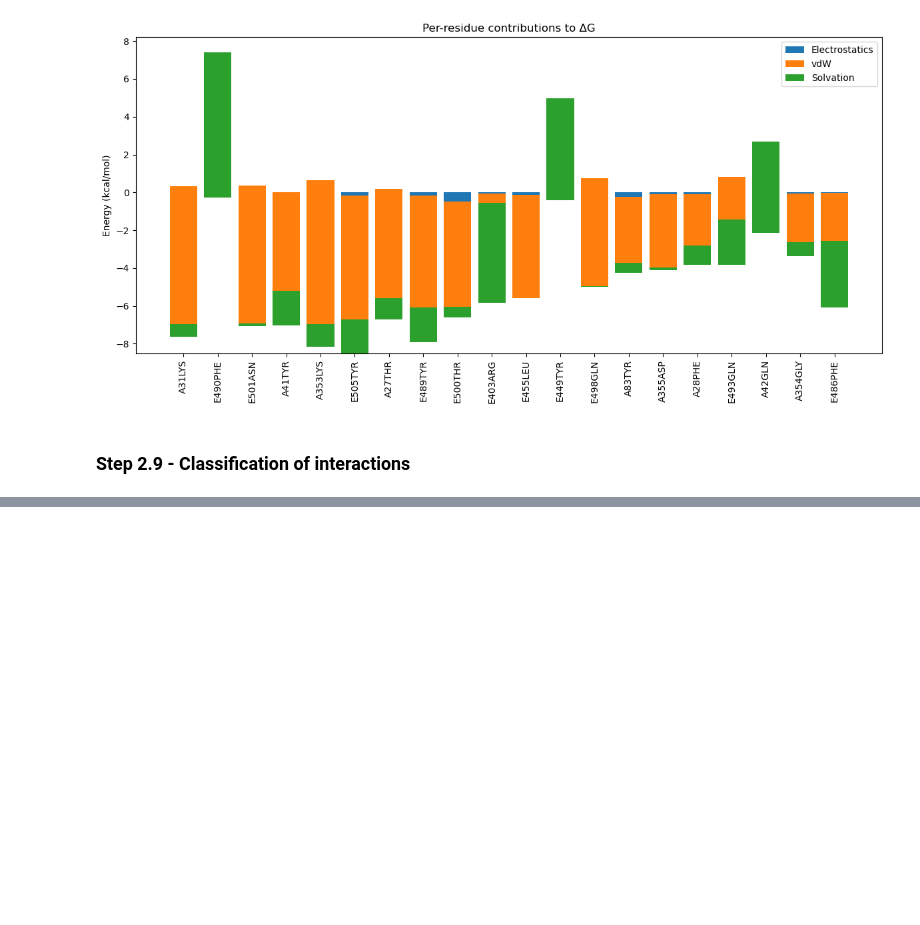
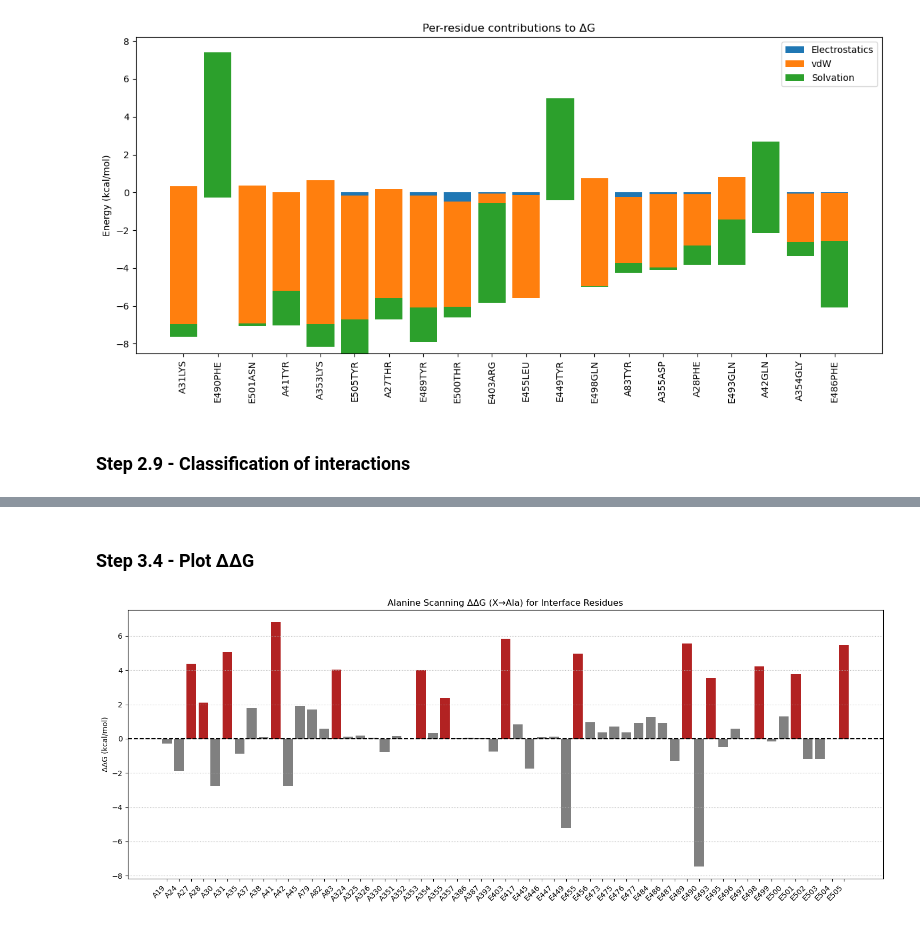
Before and after one commit to lacintadiez/BioPhysics_Project_2025, a Jupyter notebook: Code_Data_Repo/Biophysics Project 2025 Notebook Pipeline Layout.ipynb, the cells around one changed output, grey strips where cells are left out. Saved outputs shown, nothing was run; the diff lists cells and outputs as text; code cells hidden in the pictures; blank space fills up the shorter version.

```diff
--- a/Code_Data_Repo/Biophysics Project 2025 Notebook Pipeline Layout.ipynb
+++ b/Code_Data_Repo/Biophysics Project 2025 Notebook Pipeline Layout.ipynb
@@ -494,0 +629,25 @@ Solvation hotspots: [('E', 'PHE', 490, 7.689991000000001), ('A', 'TYR', 41, -1.8
+# %% [markdown]
+### Step 3.4 - Plot ΔΔG
+# %%
+df = pd.read_csv(ala_csv)
+
+df['Chain'] = df['res_id'].str[0]
+df['Resid'] = df['res_id'].str[1:].astype(int)
+df['Label'] = df['Chain'] + df['Resid'].astype(str)
+
+threshold = 2.0
+colors = ["firebrick" if x > threshold else "gray" for x in df['ddG_total']]
+
+plt.figure(figsize=(15,6))
+plt.bar(df['Label'], df['ddG_total'], color=colors)
+plt.axhline(0, color='black', linestyle='--')
+
+plt.title("Alanine Scanning ΔΔG (X→Ala) for Interface Residues")
+plt.ylabel("ΔΔG (kcal/mol)")
+plt.xticks(rotation=45, ha='right')
+plt.grid(axis='y', linestyle='dotted')
+
+plt.tight_layout()
+plt.show()
+# %% [output]
+[figure, added]
```
Also changed, not shown: parts of 20 cells of this notebook, 32 other files.
